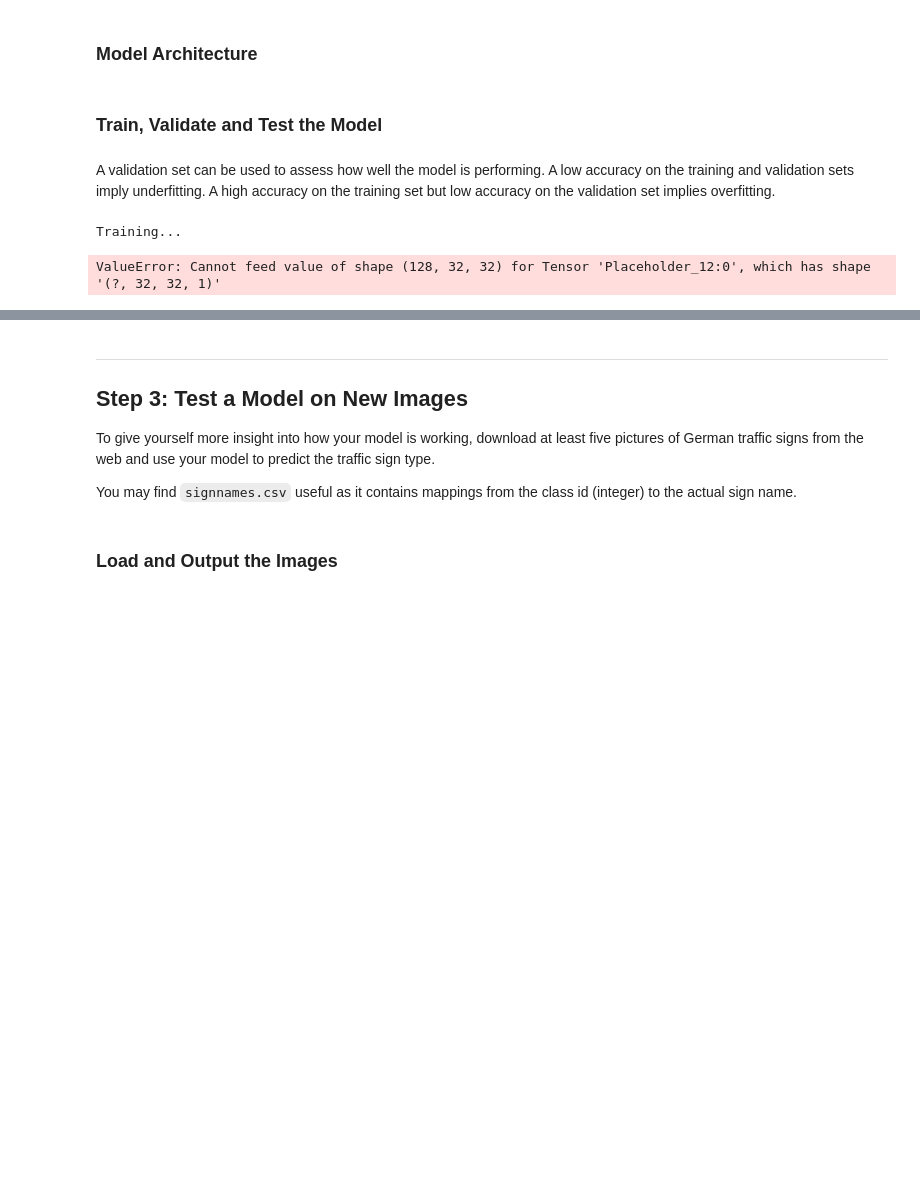
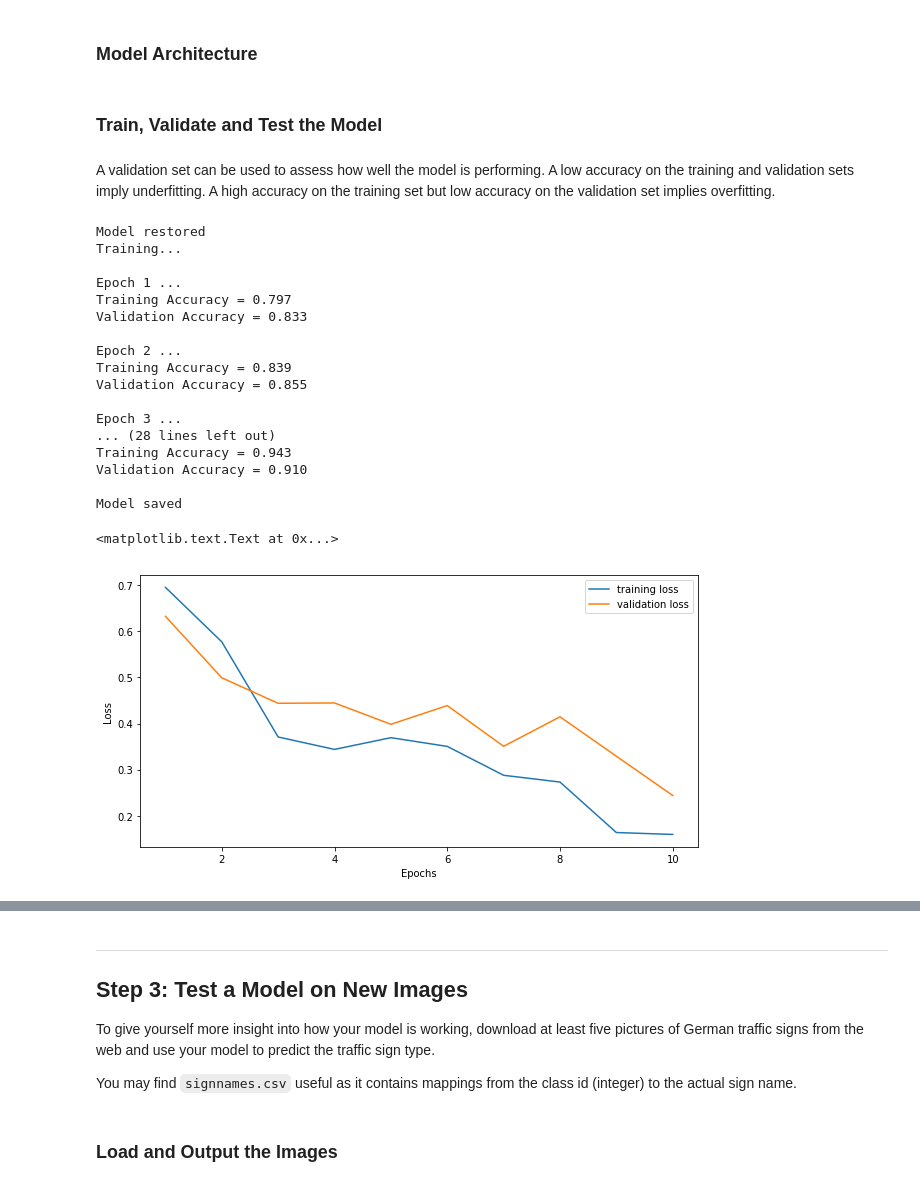
Before and after one commit to boldorider4/udacity_self_driving_engineer, a Jupyter notebook: P02-TrafficSign/Traffic_Sign_Classifier.ipynb, the cells around one changed output, grey strips where cells are left out. Saved outputs shown, nothing was run; the diff lists cells and outputs as text; code cells hidden in the pictures; blank space fills up the shorter version.

```diff
--- a/P02-TrafficSign/Traffic_Sign_Classifier.ipynb
+++ b/P02-TrafficSign/Traffic_Sign_Classifier.ipynb
@@ -273,8 +275,15 @@ sets imply underfitting. A high accuracy on the training set but low accuracy on
 # %%
 # All needed tensors and accuracy validation
 
+# Model hyperparameters
+learning_rate = .001
+batch_size = 256
+keep_prob_tensor = tf.placeholder(tf.float32)
+keep_prob_train = .5
+keep_prob_valid = 1
+
 # Tensorflow features and labels
-x = tf.placeholder(tf.float32, (None, image_shape[0], image_shape[1], image_shape[2]))
+x = tf.placeholder(tf.float32, (None, norm_image_shape[0], norm_image_shape[1], norm_image_shape[2]))
 y = tf.placeholder(tf.int32, (None))
 
 # Cross entropy
@@ -291,43 +300,83 @@ training_operation = optimizer.minimize(loss_operation)
 correct_prediction = tf.equal(tf.argmax(logits, 1), tf.argmax(one_hot_y, 1))
 accuracy_operation = tf.reduce_mean(tf.cast(correct_prediction, tf.float32))
 
+
 # Saving training
-#saver = tf.train.Saver()
+saver = tf.train.Saver()
 
-def evaluate(X_data, y_data, num_examples):
+def evaluate(X_data, y_data, num_examples, keep_prob):
     total_accuracy = 0
     sess = tf.get_default_session()
     for offset in range(0, num_examples, batch_size):
         batch_x, batch_y = X_data[offset:offset+batch_size], y_data[offset:offset+batch_size]
-        accuracy = sess.run(accuracy_operation, feed_dict={x: batch_x, y: batch_y})
+        accuracy, loss = sess.run((accuracy_operation, loss_operation), feed_dict={x: batch_x, y: batch_y, keep_prob_tensor: keep_prob})
         total_accuracy += (accuracy * len(batch_x))
-    return total_accuracy / num_examples
+    return (total_accuracy / num_examples, loss)
 # %%
 # Tensorflow training session
 
 from sklearn.utils import shuffle
+import os.path
+
+# Loss history
+training_loss_history = []
+validation_loss_history = []
+
+# Epochs
+epochs = 10
 
 with tf.Session() as sess:
-    sess.run(tf.global_variables_initializer())
+    if os.path.isfile('./lenet.meta'):
+        saver.restore(sess, "./lenet")
+        print("Model restored")
+    else:
+        sess.run(tf.global_variables_initializer())
+        print("Initializing model")
 
     print("Training...")
     print()
     for i in range(epochs):
         X_train_norm, y_train = shuffle(X_train_norm, y_train)
         for offset in range(0, n_train, batch_size):
             end = offset + batch_size
             batch_x, batch_y = X_train_norm[offset:end], y_train[offset:end]
-            sess.run(training_operation, feed_dict={x: batch_x, y: batch_y})
+            sess.run(training_operation, feed_dict={x: batch_x, y: batch_y, keep_prob_tensor: keep_prob_train})
 
-        training_accuracy = evaluate(X_train_norm, y_train, n_train)
-        validation_accuracy = evaluate(X_valid_norm, y_valid, n_valid)
+        training_accuracy, training_loss = evaluate(X_train_norm, y_train, n_train, keep_prob_train)
+        validation_accuracy, validation_loss = evaluate(X_valid_norm, y_valid, n_valid, keep_prob_valid)
+        training_loss_history.append(training_loss)
+        validation_loss_history.append(validation_loss)
         print("Epoch {} ...".format(i+1))
         print("Training Accuracy = {:.3f}".format(training_accuracy))
         print("Validation Accuracy = {:.3f}".format(validation_accuracy))
         print()
 
-    #saver.save(sess, './lenet')
-    #print("Model saved")
+    saver.save(sess, './lenet')
+    print("Model saved")
+
+plt.figure(figsize=(10,5))
+trloss_plot = plt.plot(list(range(1,epochs+1)), training_loss_history, label='training loss')
+valoss_plot = plt.plot(list(range(1,epochs+1)), validation_loss_history, label='validation loss')
+plt.legend()
+plt.xlabel('Epochs')
+plt.ylabel('Loss')
 # %% [output]
+Model restored
 Training...
+
+Epoch 1 ...
+Training Accuracy = 0.797
+Validation Accuracy = 0.833
+
+Epoch 2 ...
+Training Accuracy = 0.839
+Validation Accuracy = 0.855
+
+Epoch 3 ...
+... (28 lines left out)
+Training Accuracy = 0.943
+Validation Accuracy = 0.910
+
+Model saved
-ValueError: Cannot feed value of shape (128, 32, 32) for Tensor 'Placeholder_12:0', which has shape '(?, 32, 32, 1)'
+<matplotlib.text.Text at 0x...>
+[figure, added]
```
Also changed, not shown: parts of 7 cells of this notebook.
